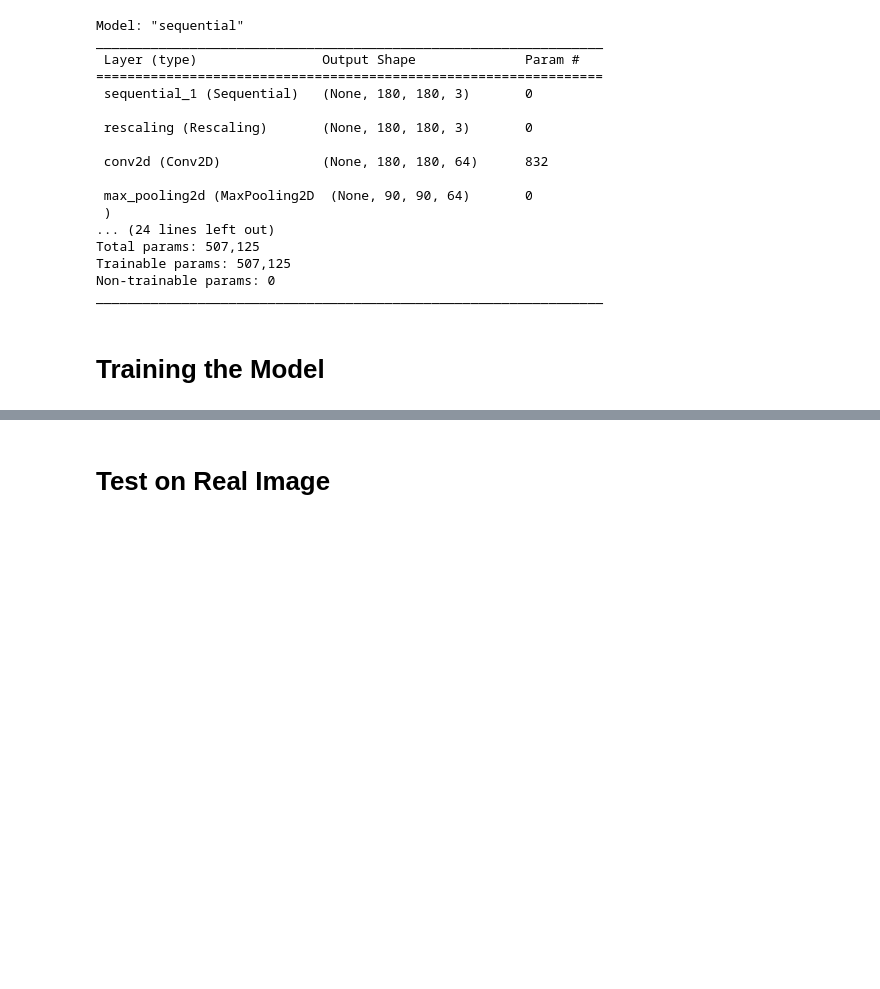
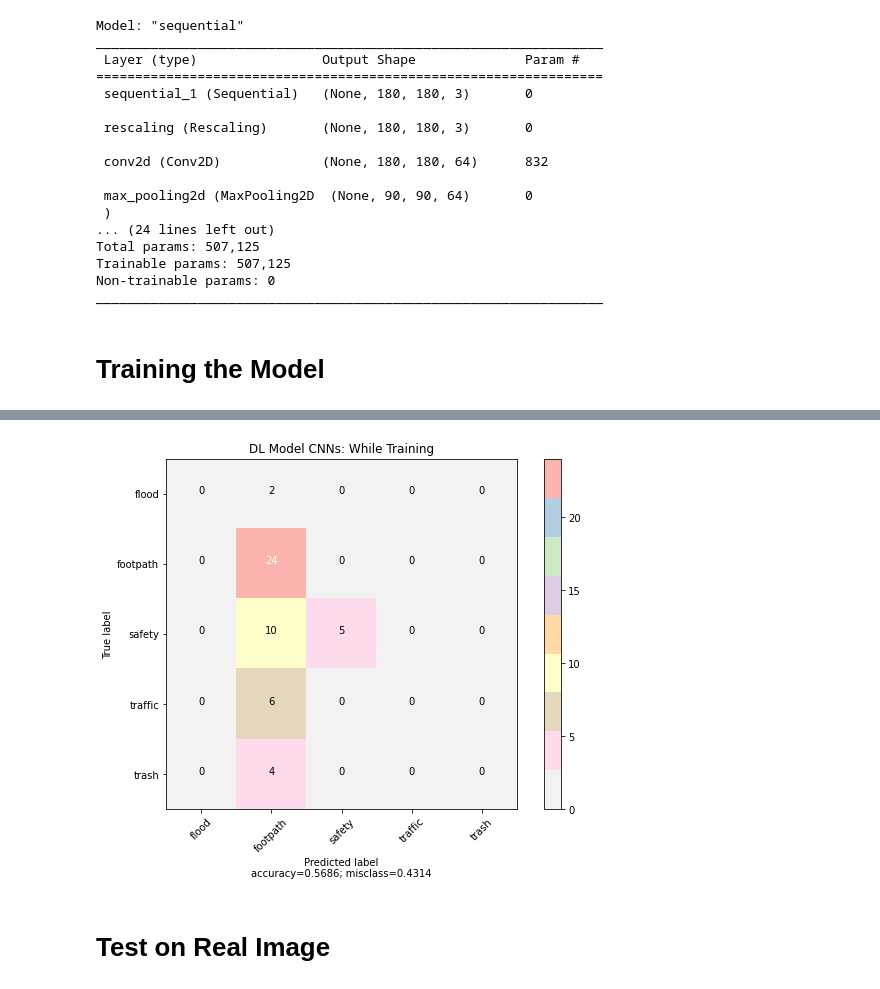
Before and after one commit to JimTaeH/MLOps323, a Jupyter notebook: CNNs_Model/TF CNNs Model - Training and Save model.ipynb, the cells around one changed output, grey strips where cells are left out. Drawn from its saved outputs; the diff is of its cells as text; code cells hidden in the pictures; blank space fills up the shorter version.

Commit message:
Add Confusion Matrix and rewrite ML Model

```diff
--- a/CNNs_Model/TF CNNs Model - Training and Save model.ipynb
+++ b/CNNs_Model/TF CNNs Model - Training and Save model.ipynb
@@ -251,3 +331,9 @@ weighted avg       0.45      0.57      0.48        51
+# %%
+cm = confusion_matrix(y_test, predicted_classes, labels=[0, 1, 2, 3, 4])
+target_names = class_names
+plot_confusion_matrix(cm, target_names, title='DL Model CNNs: While Training', cmap='Pastel1_r', normalize=False)
+# %% [output]
+[figure, added]
 # %% [markdown]
 # Test on Real Image
 # %%
```
Also changed, not shown: parts of 16 cells of this notebook, 1 other file.
